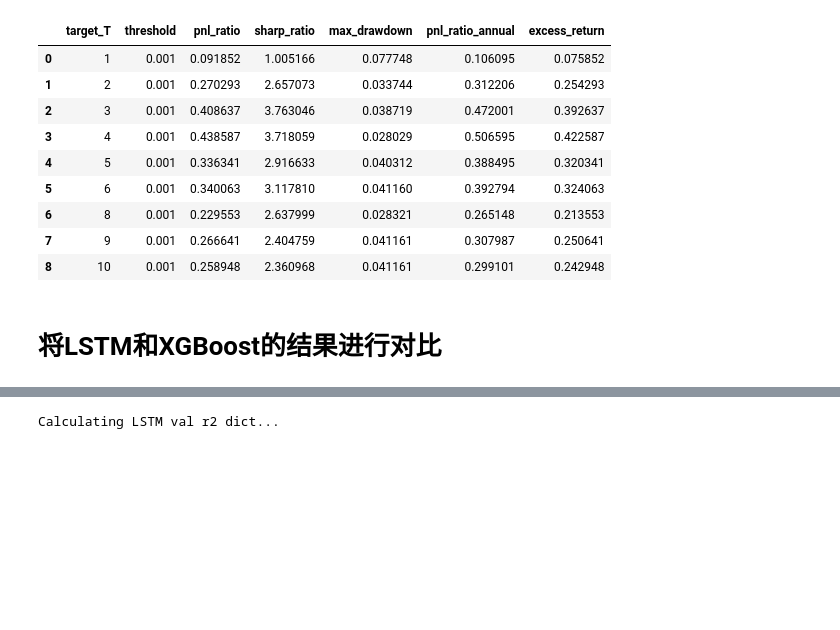
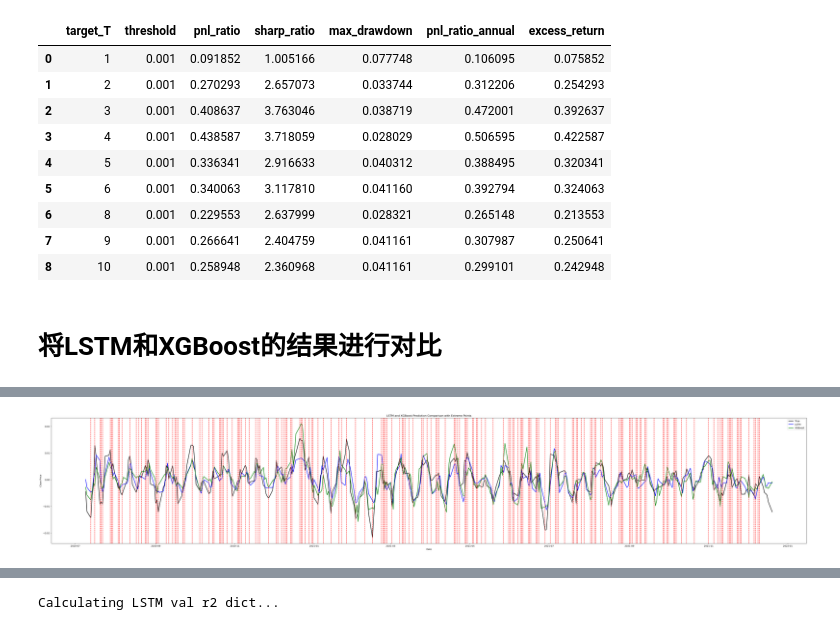
Before and after one commit to Monsoon007/LSTM-XGBOOST, a Jupyter notebook: results/result_analysis.ipynb, the cells around one changed output, grey strips where cells are left out. Drawn from its saved outputs; the diff is of its cells as text; code cells hidden in the pictures; blank space fills up the shorter version.

```diff
--- a/results/result_analysis.ipynb
+++ b/results/result_analysis.ipynb
@@ -1246,0 +1379,38 @@ xgb_backtest_results.to_excel('strategy/xgb_backtest_results.xlsx')
+# %%
+# 筛选Y_true中的数学极值点，某个区间内取得最大值或最小值的点
+y_true = result['Y_true']
+
+# 找到局部极大值点
+local_max = (y_true > y_true.shift(1)) & (y_true > y_true.shift(-1))
+
+# 找到局部极小值点
+local_min = (y_true < y_true.shift(1)) & (y_true < y_true.shift(-1))
+
+# 索引局部极大值点
+local_max_indices = y_true[local_max].index
+
+# 索引局部极小值点
+local_min_indices = y_true[local_min].index
+
+local_extreme_indices = local_max_indices.union(local_min_indices)
+# %%
+result_extreme = result.loc[local_extreme_indices]
+
+# 三列数据画在同一幅图，折线图，用散点标出极值点
+plt.figure(figsize=(60, 10))
+plt.plot(result.index, result['Y_true'], label='True', color='black', linewidth=2)
+plt.plot(result.index, result['LSTM'], label='LSTM', color='blue', linewidth=2)
+plt.plot(result.index, result['XGBoost'], label='XGBoost', color='green', linewidth=2)
+
+# 在每个极值点画一个垂直的虚线
+for index in local_extreme_indices:
+    plt.axvline(x=index, color='red', linestyle='--')
+
+plt.xlabel('Date')
+plt.ylabel('Close Price')
+plt.title('LSTM and XGBoost Prediction Comparison with Extreme Points')
+plt.legend()
+# 保存
+plt.savefig('../results/comparison_with_extreme_points.png')
+# %% [output]
+[figure, added]
```
Also changed, not shown: parts of 21 cells of this notebook, 38 other files.
